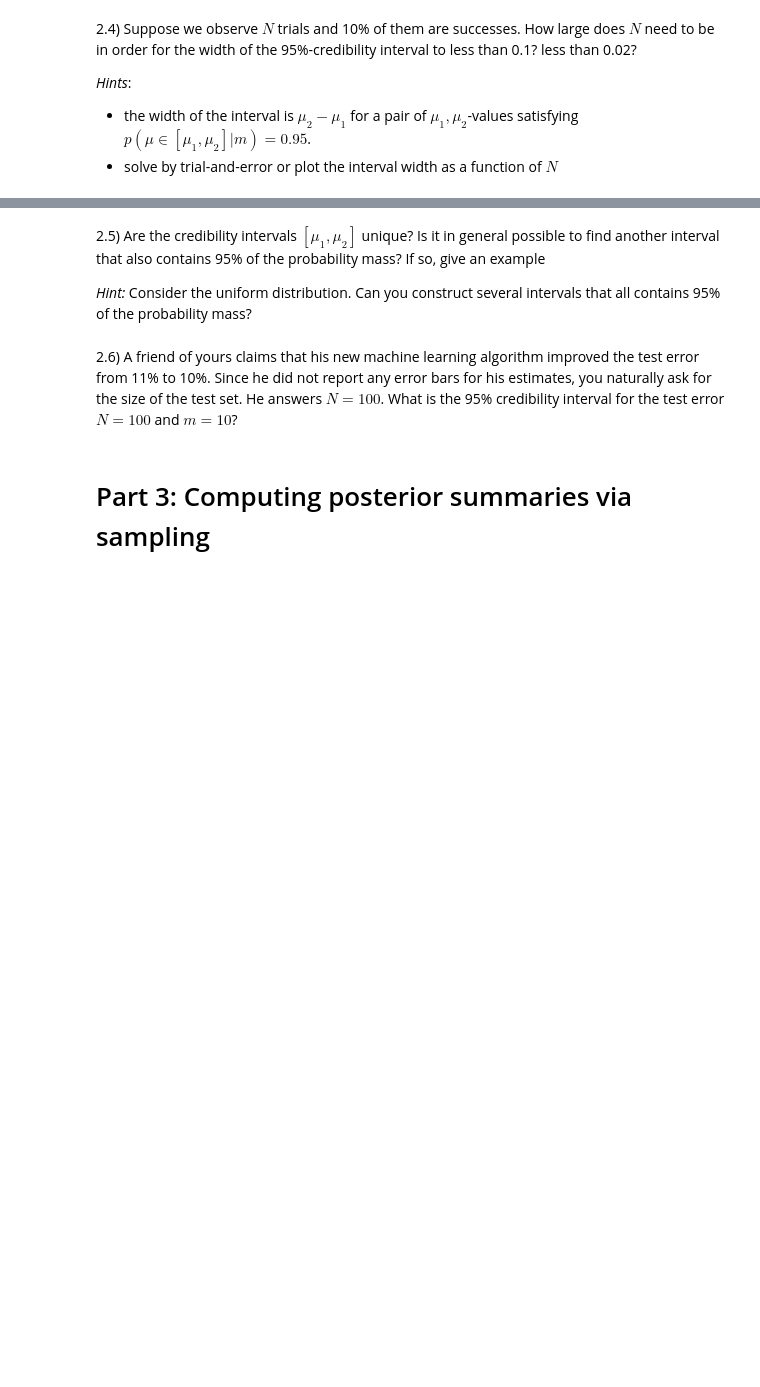
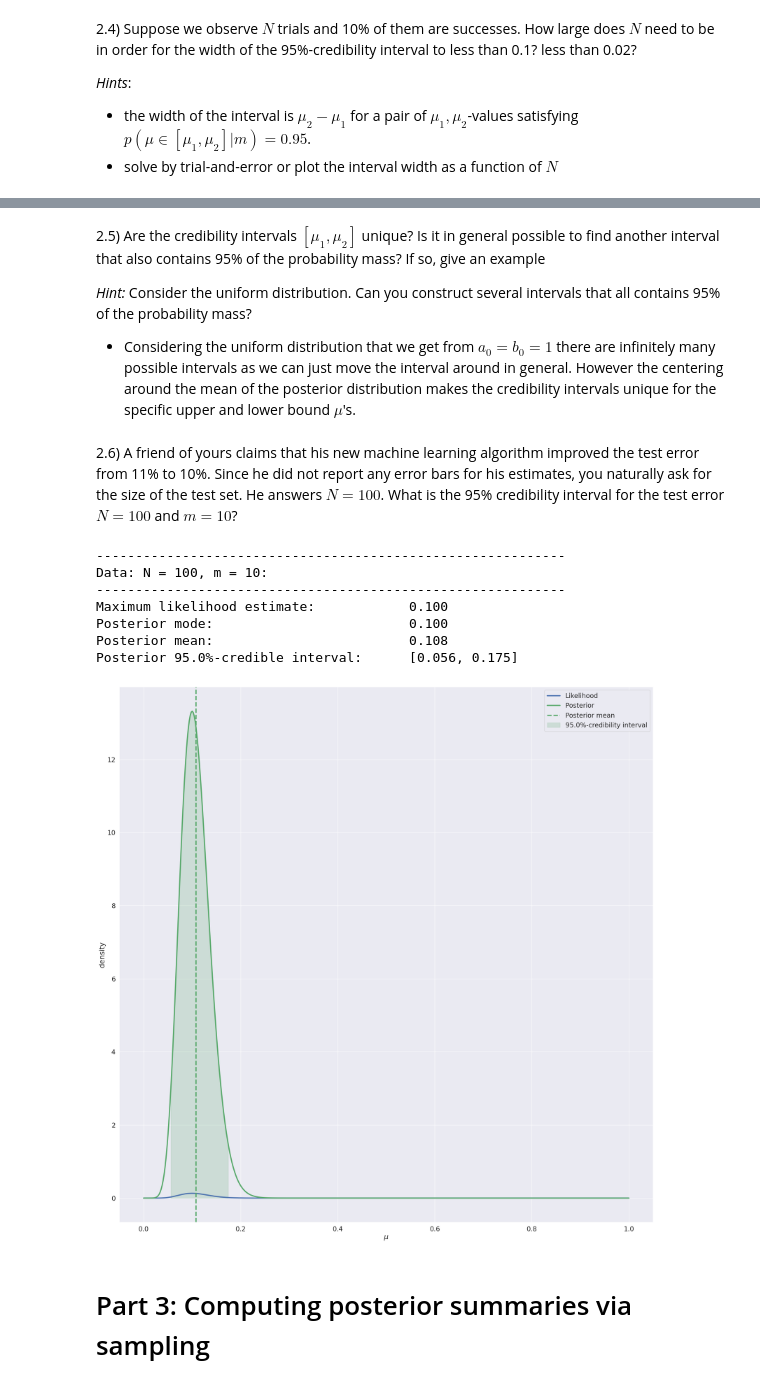
Before and after one commit to wdmdev/02477-bayesian-ml, a Jupyter notebook: week1/Exercise1.ipynb, the cells around one changed output, grey strips where cells are left out. Cells and saved outputs as stored; diff of their text form; code cells hidden in the pictures; blank space fills up the shorter version.

```diff
--- a/week1/Exercise1.ipynb
+++ b/week1/Exercise1.ipynb
@@ -425,8 +504,34 @@ fig.tight_layout()
 2.5) Are the credibility intervals $\left[\mu_1, \mu_2\right]$ unique? Is it in general possible to find another interval that also contains 95% of the probability mass? If so, give an example
 
 *Hint:* Consider the uniform distribution. Can you construct several intervals that all contains 95% of the probability mass?
+
+* Considering the uniform distribution that we get from $a_0=b_0=1$ there are infinitely many possible intervals as we can just move the interval around in general.
+However the centering around the mean of the posterior distribution makes the credibility intervals unique for the specific upper and lower bound $\mu$'s.
 # %% [markdown]
 2.6) A friend of yours claims that his new machine learning algorithm improved the test error from 11% to 10%. Since he did not report any error bars for his estimates, you naturally ask for the size of the test set. He answers $N = 100$. What is the 95% credibility interval for the test error $N = 100$ and $m = 10$?
+# %%
+N = 100
+m = 10
+
+#Using flat prior assuming no knowledge
+a0 = 1
+b0 = 1
+
+fig, ax = plt.subplots(1, 1, figsize=(20, 20))
+model = BetaBinomialModel(a0=a0, b0=b0, N=N, m=m)
+visualize(model, interval=0.95, ax=ax, likelihood=True)
+print_summary_stats(model)
+
+fig.tight_layout()
+# %% [output]
+------------------------------------------------------------
+Data: N = 100, m = 10:
+------------------------------------------------------------
+Maximum likelihood estimate:            0.100
+Posterior mode:                         0.100
+Posterior mean:                         0.108
+Posterior 95.0%-credible interval:      [0.056, 0.175]
+[figure, added]
 # %% [markdown]
 # Part 3: Computing posterior summaries via sampling
 # %% [markdown]
```
Also changed, not shown: parts of 9 cells of this notebook.
